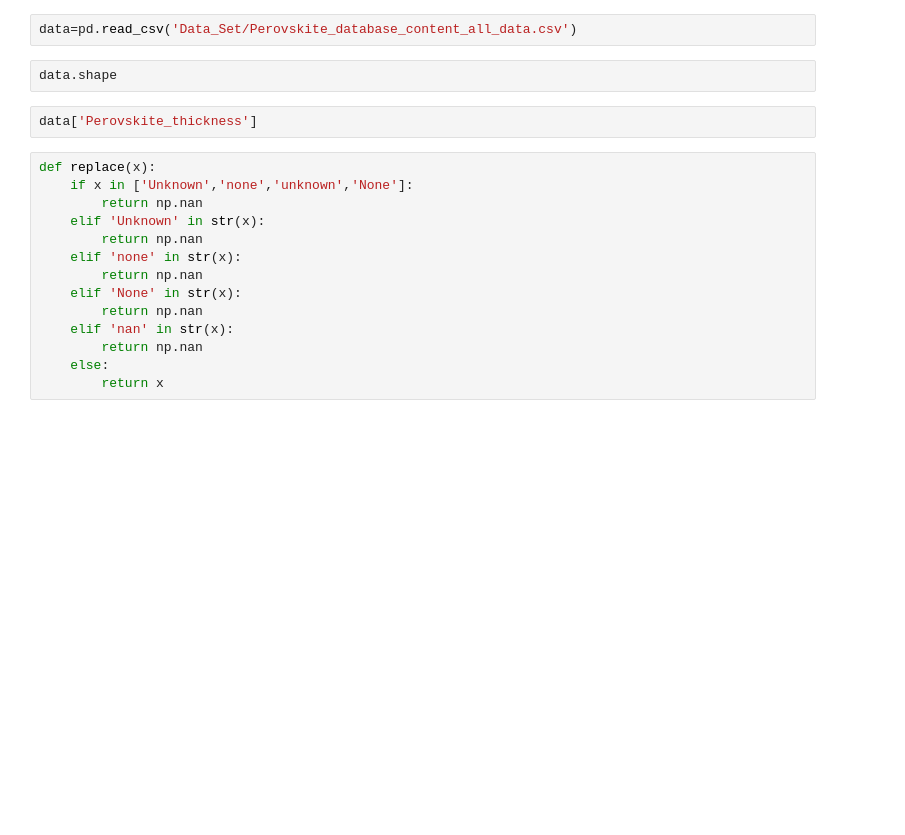
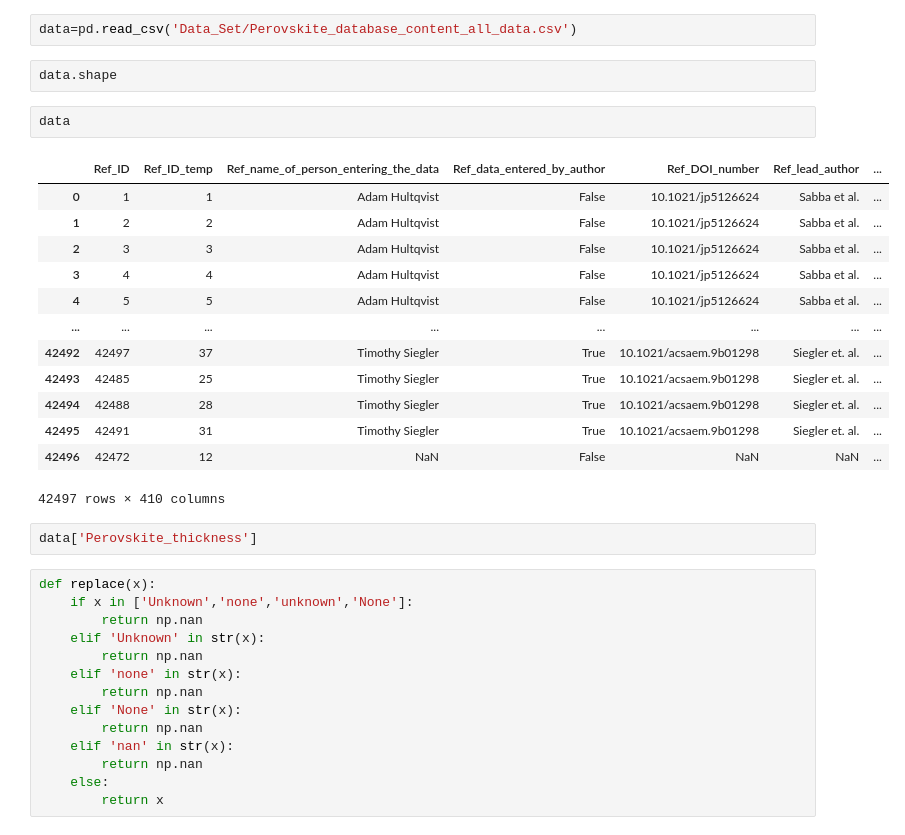
Before and after one commit to AsadKhanJBNU/perovskite_bandgap_and_efficiency, a Jupyter notebook: Peroskite_Data_Cleaning.ipynb, the cells around one changed output. Cells and saved outputs as stored; diff of their text form; blank space fills up the shorter version.

```diff
--- a/Peroskite_Data_Cleaning.ipynb
+++ b/Peroskite_Data_Cleaning.ipynb
@@ -9,6 +9,22 @@ warnings.filterwarnings("ignore")
 data=pd.read_csv('Data_Set/Perovskite_database_content_all_data.csv')
 # %%
 data.shape
+# %%
+data
+# %% [output]
+|  | Ref_ID | Ref_ID_temp | Ref_name_of_person_entering_the_data | Ref_data_entered_by_author | Ref_DOI_number | Ref_lead_author | ... |
+| 0 | 1 | 1 | Adam Hultqvist | False | 10.1021/jp5126624 | Sabba et al. | ... |
+| 1 | 2 | 2 | Adam Hultqvist | False | 10.1021/jp5126624 | Sabba et al. | ... |
+| 2 | 3 | 3 | Adam Hultqvist | False | 10.1021/jp5126624 | Sabba et al. | ... |
+| 3 | 4 | 4 | Adam Hultqvist | False | 10.1021/jp5126624 | Sabba et al. | ... |
+| 4 | 5 | 5 | Adam Hultqvist | False | 10.1021/jp5126624 | Sabba et al. | ... |
+| ... | ... | ... | ... | ... | ... | ... | ... |
+| 42492 | 42497 | 37 | Timothy Siegler | True | 10.1021/acsaem.9b01298 | Siegler et. al. | ... |
+| 42493 | 42485 | 25 | Timothy Siegler | True | 10.1021/acsaem.9b01298 | Siegler et. al. | ... |
+| 42494 | 42488 | 28 | Timothy Siegler | True | 10.1021/acsaem.9b01298 | Siegler et. al. | ... |
+| 42495 | 42491 | 31 | Timothy Siegler | True | 10.1021/acsaem.9b01298 | Siegler et. al. | ... |
+| 42496 | 42472 | 12 | NaN | False | NaN | NaN | ... |
+42497 rows × 410 columns
 # %%
 data['Perovskite_thickness']
 # %%
```
Also changed, not shown: parts of 2 cells of this notebook, 35 other files.
